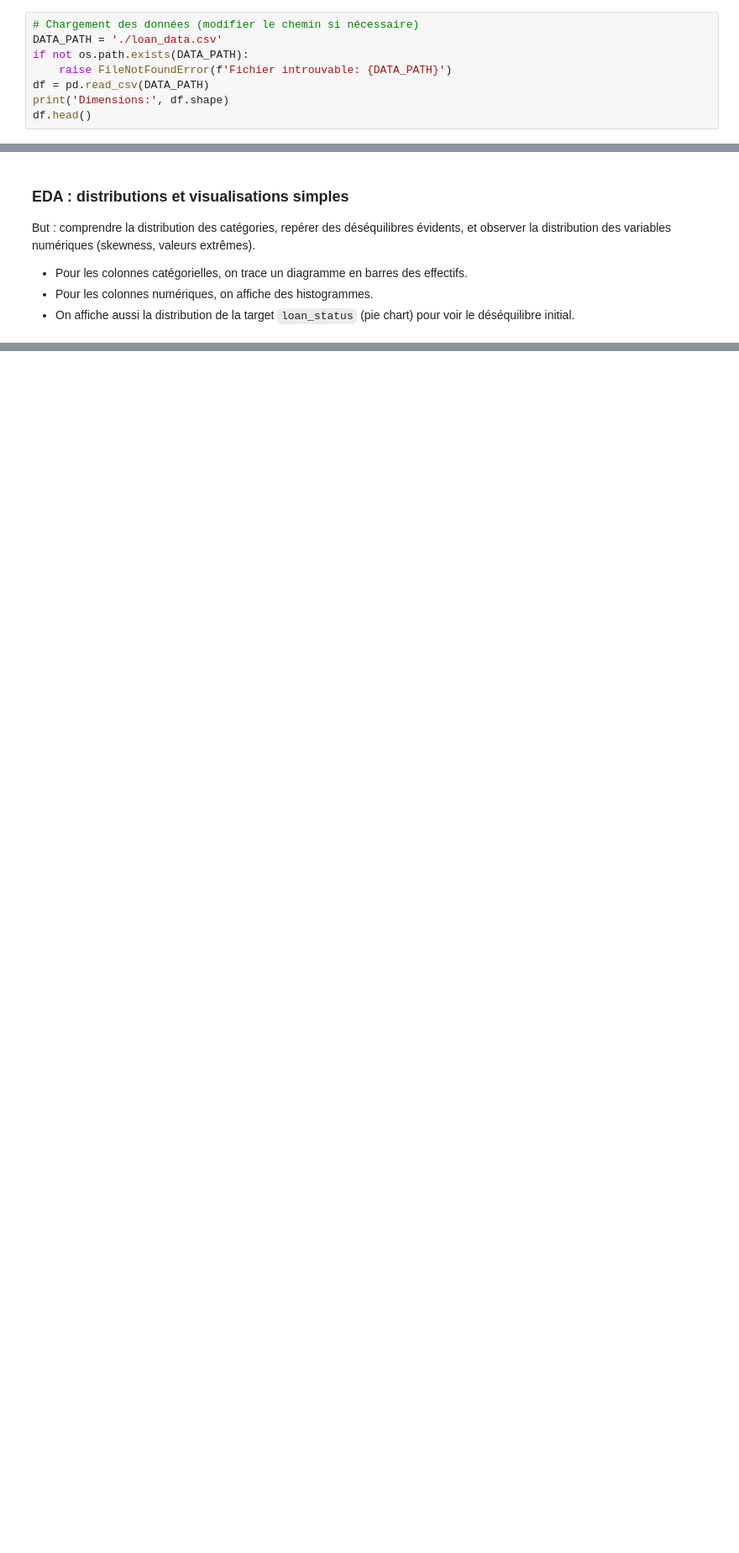
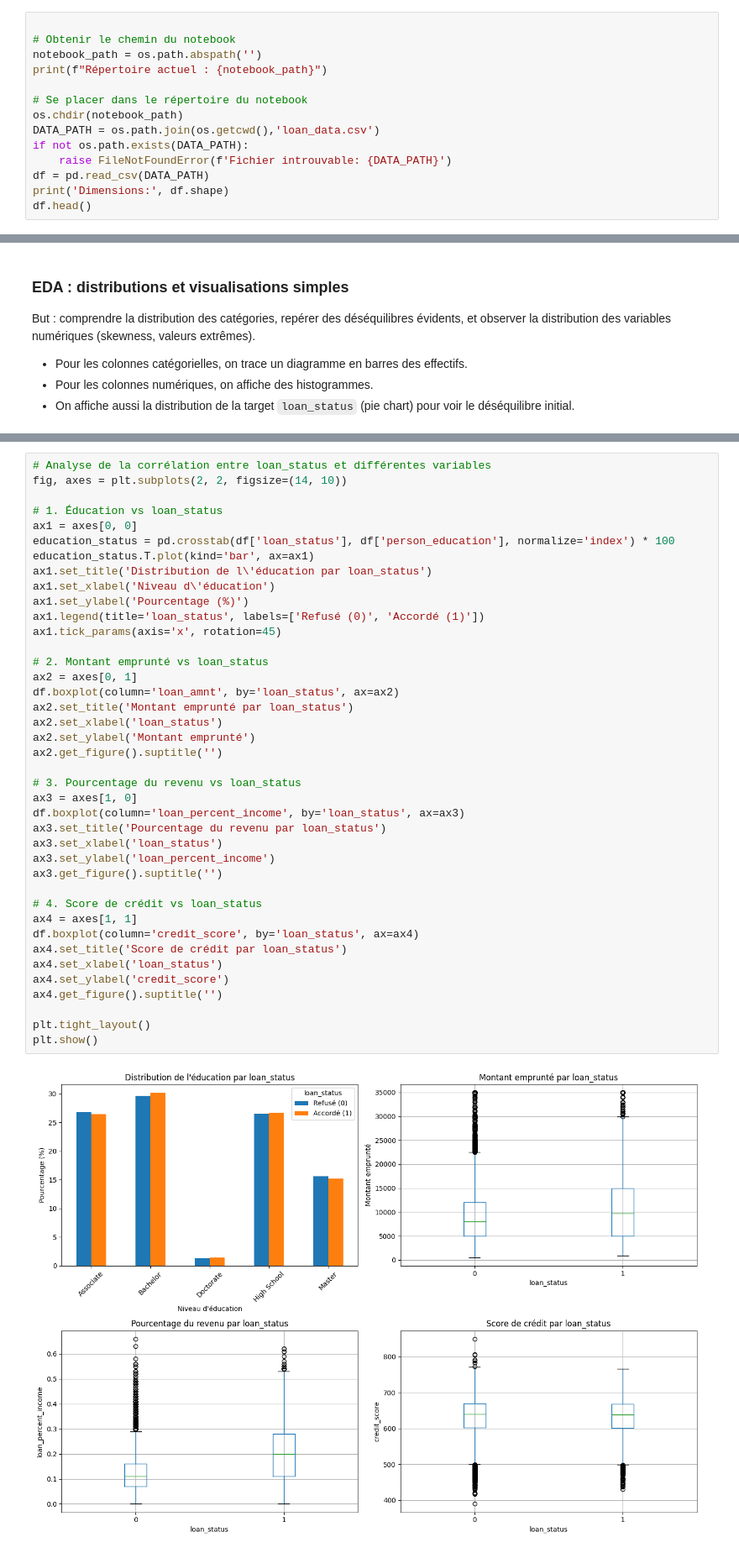
Before and after one commit to amauryjnn/projet-Apprentissage-Automatique, a Jupyter notebook: main_felix.ipynb, the cells around one changed output, grey strips where cells are left out. Shown at 84% size. Saved outputs shown, nothing was run; the diff lists cells and outputs as text; blank space fills up the shorter version.

```diff
--- a/main_felix.ipynb
+++ b/main_felix.ipynb
@@ -49,8 +92,14 @@ import joblib
 
 Cette cellule charge le fichier CSV. Vérifiez le chemin `DATA_PATH`. Après le chargement, on affiche la dimension globale (`df.shape`) et un aperçu (`df.head()`). Si le fichier n'est pas trouvé, la cellule lève une erreur pour vous alerter.
 # %%
-# Chargement des données (modifier le chemin si nécessaire)
-DATA_PATH = './loan_data.csv'
+
+# Obtenir le chemin du notebook
+notebook_path = os.path.abspath('')
+print(f"Répertoire actuel : {notebook_path}")
+
+# Se placer dans le répertoire du notebook
+os.chdir(notebook_path)
+DATA_PATH = os.path.join(os.getcwd(),'loan_data.csv')
 if not os.path.exists(DATA_PATH):
     raise FileNotFoundError(f'Fichier introuvable: {DATA_PATH}')
 df = pd.read_csv(DATA_PATH)
@@ -164,0 +221,42 @@ if 'loan_status' in df.columns:
+# %%
+# Analyse de la corrélation entre loan_status et différentes variables
+fig, axes = plt.subplots(2, 2, figsize=(14, 10))
+
+# 1. Éducation vs loan_status
+ax1 = axes[0, 0]
+education_status = pd.crosstab(df['loan_status'], df['person_education'], normalize='index') * 100
+education_status.T.plot(kind='bar', ax=ax1)
+ax1.set_title('Distribution de l\'éducation par loan_status')
+ax1.set_xlabel('Niveau d\'éducation')
+ax1.set_ylabel('Pourcentage (%)')
+ax1.legend(title='loan_status', labels=['Refusé (0)', 'Accordé (1)'])
+ax1.tick_params(axis='x', rotation=45)
+
+# 2. Montant emprunté vs loan_status
+ax2 = axes[0, 1]
+df.boxplot(column='loan_amnt', by='loan_status', ax=ax2)
+ax2.set_title('Montant emprunté par loan_status')
+ax2.set_xlabel('loan_status')
+ax2.set_ylabel('Montant emprunté')
+ax2.get_figure().suptitle('')
+
+# 3. Pourcentage du revenu vs loan_status
+ax3 = axes[1, 0]
+df.boxplot(column='loan_percent_income', by='loan_status', ax=ax3)
+ax3.set_title('Pourcentage du revenu par loan_status')
+ax3.set_xlabel('loan_status')
+ax3.set_ylabel('loan_percent_income')
+ax3.get_figure().suptitle('')
+
+# 4. Score de crédit vs loan_status
+ax4 = axes[1, 1]
+df.boxplot(column='credit_score', by='loan_status', ax=ax4)
+ax4.set_title('Score de crédit par loan_status')
+ax4.set_xlabel('loan_status')
+ax4.set_ylabel('credit_score')
+ax4.get_figure().suptitle('')
+
+plt.tight_layout()
+plt.show()
+# %% [output]
+[figure, added]
```
Also changed, not shown: parts of 25 cells of this notebook.
